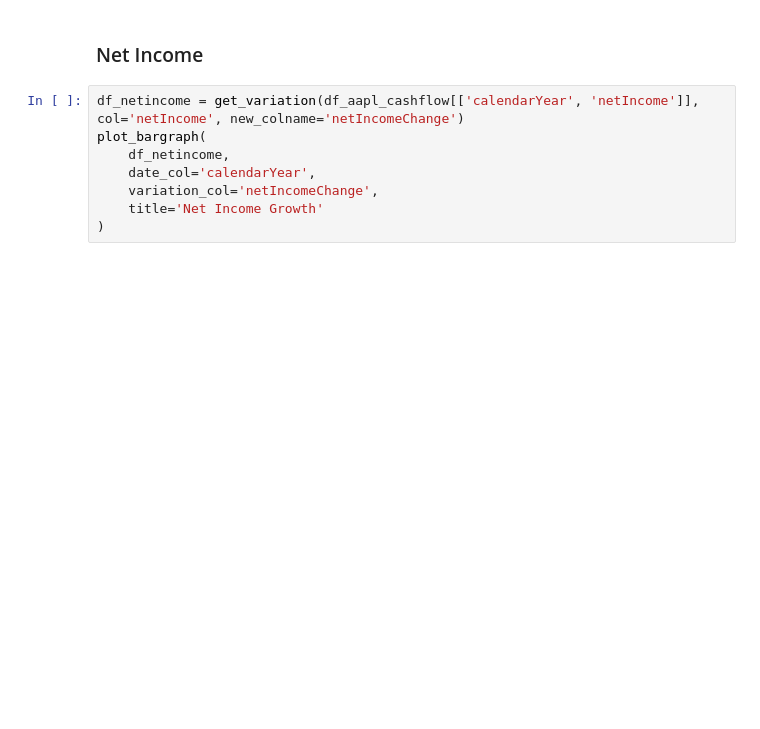
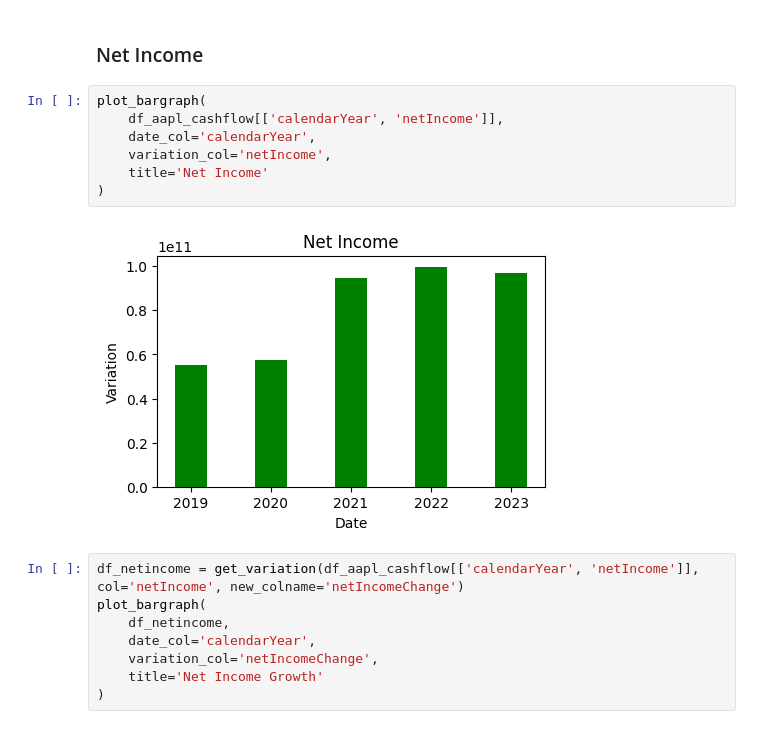
Before and after one commit to chiseanchang0727/financial-report-crawler, a Jupyter notebook: test_region/cashflow_analyzie.ipynb, the cells around one changed output. Cells and saved outputs as stored; diff of their text form; blank space fills up the shorter version.

```diff
--- a/test_region/cashflow_analyzie.ipynb
+++ b/test_region/cashflow_analyzie.ipynb
@@ -198,6 +214,15 @@ plot_bargraph(
 [figure]
 # %% [markdown]
 ### Net Income
+# %%
+plot_bargraph(
+    df_aapl_cashflow[['calendarYear', 'netIncome']],
+    date_col='calendarYear',
+    variation_col='netIncome',
+    title='Net Income'
+)
+# %% [output]
+[figure, added]
 # %%
 df_netincome = get_variation(df_aapl_cashflow[['calendarYear', 'netIncome']], col='netIncome', new_colname='netIncomeChange')
 plot_bargraph(
```
Also changed, not shown: parts of 12 cells of this notebook.
